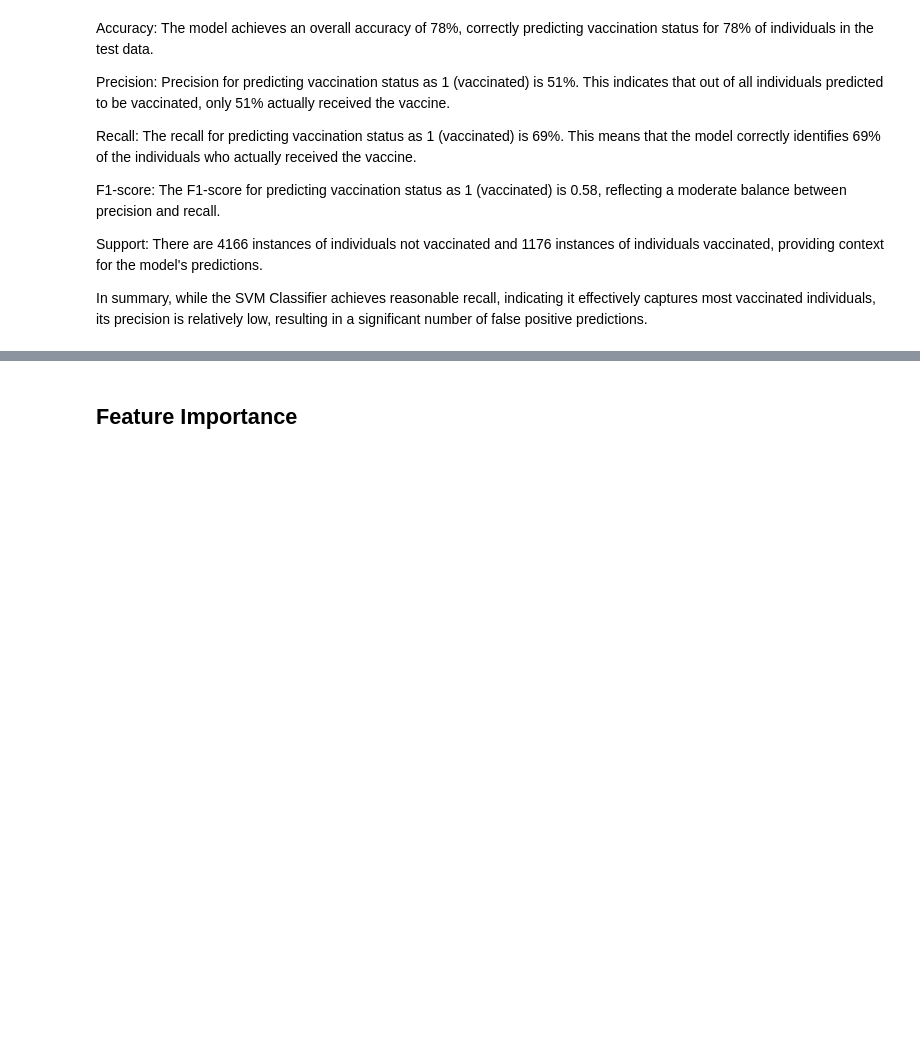
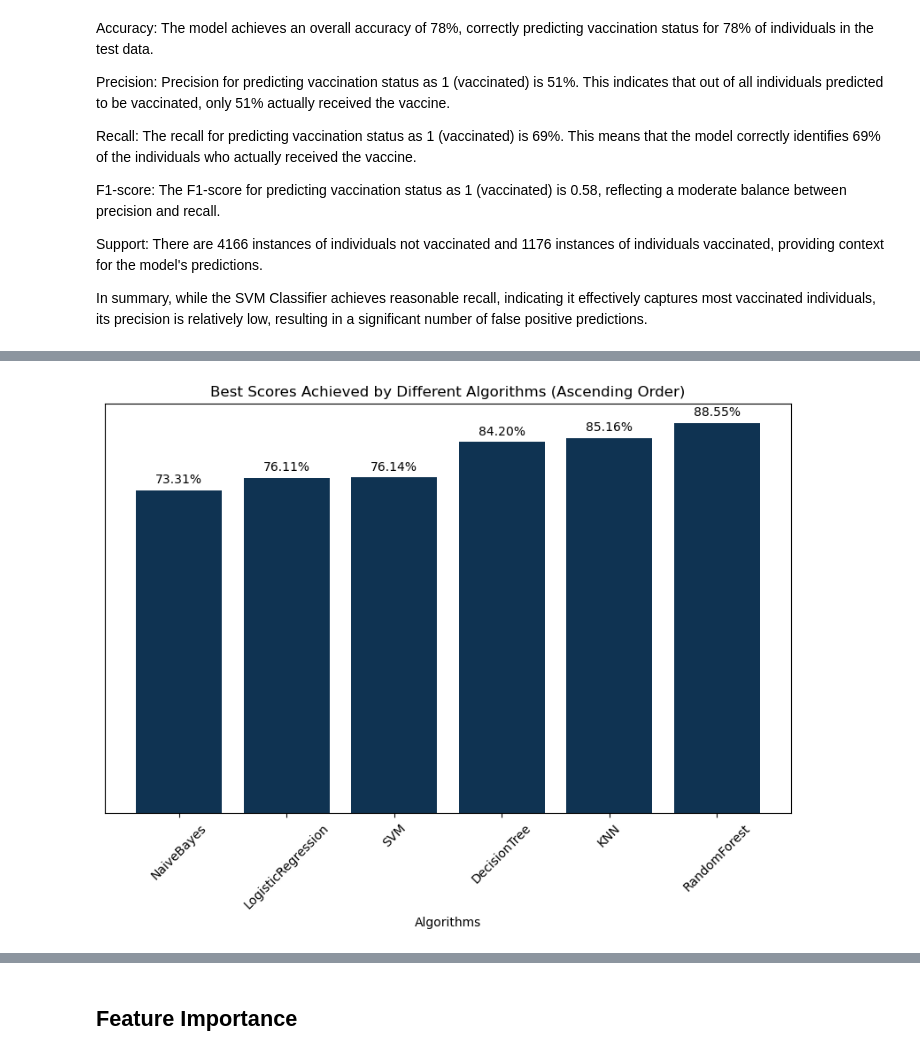
Before and after one commit to Cynthiachelangat/h1n1vaccineprediction, a Jupyter notebook: main.ipynb, the cells around one changed output, grey strips where cells are left out. Saved outputs shown, nothing was run; the diff lists cells and outputs as text; code cells hidden in the pictures; blank space fills up the shorter version.

```diff
--- a/main.ipynb
+++ b/main.ipynb
@@ -1247 +1319,29 @@ Best score: 0.7611953612845674
+# %%
+# Define algorithm names and best scores
+algorithms = ['DecisionTree', 'RandomForest', 'KNN', 'NaiveBayes', 'SVM', 'LogisticRegression']
+best_scores = [0.8419777163756617, 0.885549164347526, 0.8515726456885181, 0.7330741018726026, 0.7613981840372016, 0.7610712497877387]
+
+# Sort algorithms and best scores based on scores
+sorted_indices = sorted(range(len(best_scores)), key=lambda k: best_scores[k])
+sorted_algorithms = [algorithms[i] for i in sorted_indices]
+sorted_scores = [best_scores[i] for i in sorted_indices]
+
+# Plot the best scores for each algorithm
+plt.figure(figsize=(10, 6))
+bars = plt.bar(sorted_algorithms, sorted_scores)
+
+# Add scores on top of the bars
+for bar, score in zip(bars, sorted_scores):
+    plt.text(bar.get_x() + bar.get_width() / 2, bar.get_height() + 0.01, f'{score:.2%}', ha='center', va='bottom')
+
+# Remove y-axis
+plt.gca().axes.get_yaxis().set_visible(False)
+
+plt.xlabel('Algorithms')
+plt.title('Best Scores Achieved by Different Algorithms (Ascending Order)')
+plt.xticks(rotation=45)
+plt.savefig('images/hyperparam_sorted.png')
+plt.show()
+# %% [output]
+[figure, added]
 # %%
```
Also changed, not shown: parts of 41 cells of this notebook, 4 other files.
